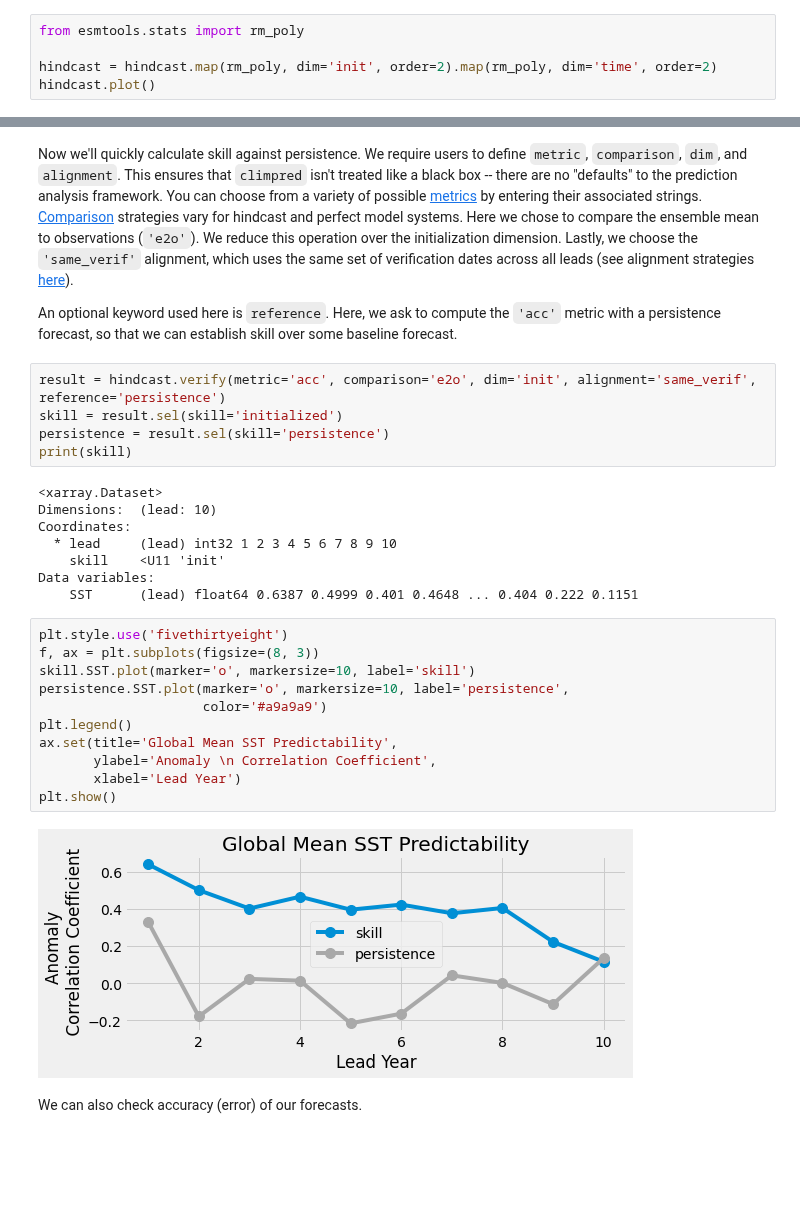
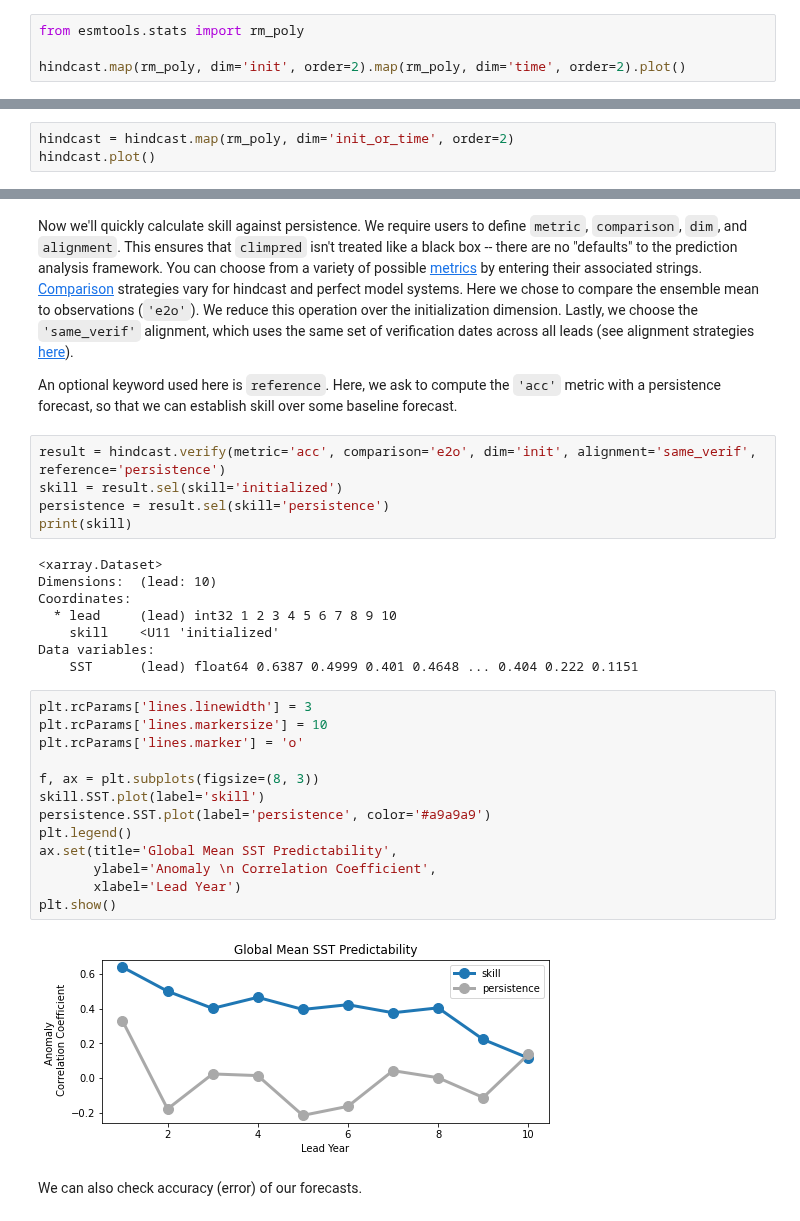
Before and after one commit to pangeo-data/climpred, a Jupyter notebook: docs/source/quick-start.ipynb, the cells around one changed output, grey strips where cells are left out. Drawn from its saved outputs; the diff is of its cells as text; blank space fills up the shorter version.

```diff
--- a/docs/source/quick-start.ipynb
+++ b/docs/source/quick-start.ipynb
@@ -84,6 +85,5 @@ We'll also remove a quadratic trend so that it doesn't artificially boost our pr
 # %%
 from esmtools.stats import rm_poly
 
-hindcast = hindcast.map(rm_poly, dim='init', order=2).map(rm_poly, dim='time', order=2)
-hindcast.plot()
+hindcast.map(rm_poly, dim='init', order=2).map(rm_poly, dim='time', order=2).plot()
 # %% [output]
@@ -91,0 +98,3 @@ hindcast.plot()
+# %%
+hindcast = hindcast.map(rm_poly, dim='init_or_time', order=2)
+hindcast.plot()
@@ -103,22 +115,24 @@ print(skill)
 Dimensions:  (lead: 10)
 Coordinates:
   * lead     (lead) int32 1 2 3 4 5 6 7 8 9 10
-    skill    <U11 'init'
+    skill    <U11 'initialized'
 Data variables:
     SST      (lead) float64 0.6387 0.4999 0.401 0.4648 ... 0.404 0.222 0.1151
 # %%
-plt.style.use('fivethirtyeight')
+plt.rcParams['lines.linewidth'] = 3
+plt.rcParams['lines.markersize'] = 10
+plt.rcParams['lines.marker'] = 'o'
+
 f, ax = plt.subplots(figsize=(8, 3))
-skill.SST.plot(marker='o', markersize=10, label='skill')
-persistence.SST.plot(marker='o', markersize=10, label='persistence',
-                     color='#a9a9a9')
+skill.SST.plot(label='skill')
+persistence.SST.plot(label='persistence', color='#a9a9a9')
 plt.legend()
 ax.set(title='Global Mean SST Predictability',
        ylabel='Anomaly \n Correlation Coefficient',
        xlabel='Lead Year')
 plt.show()
 # %% [output]
-[figure, old version]
+[figure, new version]
 # %% [markdown]
 We can also check accuracy (error) of our forecasts.
 # %%
```
Also changed, not shown: parts of 8 cells of this notebook, 11 other files.
